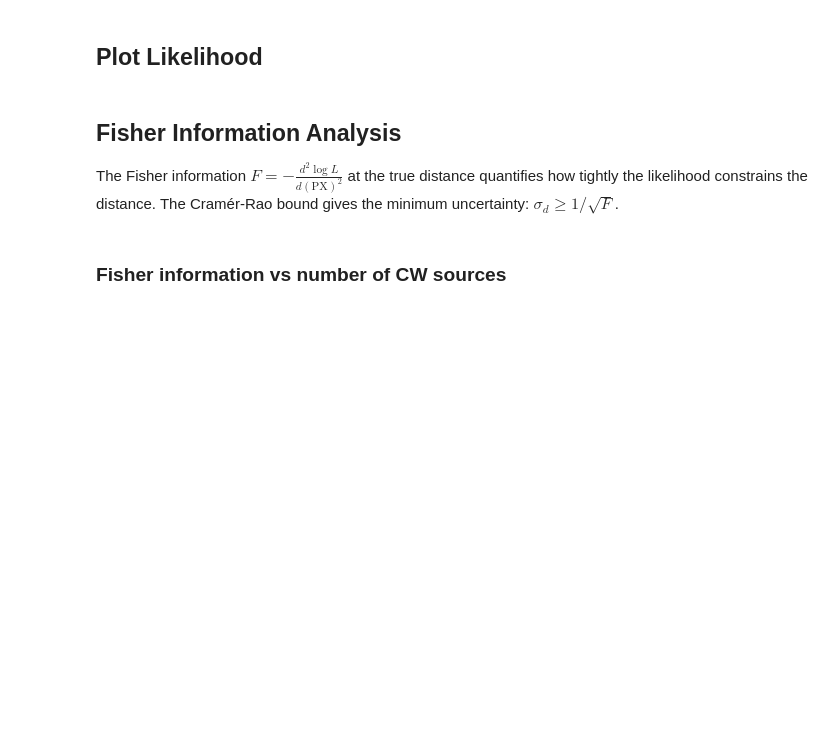
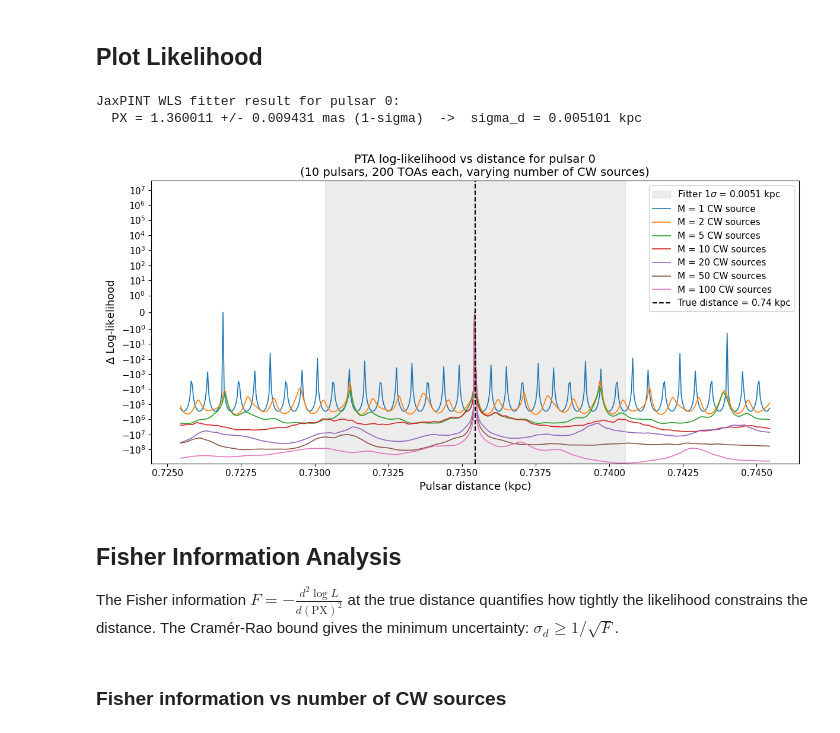
Before and after one commit to mshettyFE/jaxpint, a Jupyter notebook: examples/pta_likelihood_vs_distance.ipynb, the cells around one changed output. Cells and saved outputs as stored; diff of their text form; code cells hidden in the pictures; blank space fills up the shorter version.

```diff
--- a/examples/pta_likelihood_vs_distance.ipynb
+++ b/examples/pta_likelihood_vs_distance.ipynb
@@ -89,8 +108,12 @@ base_toa_data_list = list(synthetic.toa_data_list)
 pp_tuple = synthetic.pulsar_params_list
 
 for i, model in enumerate(pint_models):
-    px_val = float(pulsar_params_list[i].param_value("PX"))
+    px_mas = float(pulsar_params_list[i].param_value("PX"))
+    distance_kpc = 1.0 / px_mas
     f0_val = float(pulsar_params_list[i].param_value("F0"))
-    print(f"  Pulsar {i}: {model.PSR.value:>20s}  PX(dist)={px_val:.2f} kpc  F0={f0_val:.1f} Hz")
+    print(
+        f"  Pulsar {i}: {model.PSR.value:>20s}  "
+        f"PX={px_mas:.3f} mas (d={distance_kpc:.2f} kpc)  F0={f0_val:.1f} Hz"
+    )
 
 print(f"\nAll {N_PULSARS} pulsars loaded.")
@@ -180,36 +273,45 @@ fit_result = fitter.fit_toas()
 
 free_names = [fit_params.names[i] for i in fit_params._free_indices]
 px_free_idx = free_names.index("PX")
-px_err = float(fit_result.parameter_uncertainties[px_free_idx])
+px_err_mas = float(fit_result.parameter_uncertainties[px_free_idx])
+# d = 1 / PX, so sigma_d = |d(d)/d(PX)| * sigma_PX = sigma_PX / PX^2 = d^2 * sigma_PX
+px_err = px_err_mas * true_distance ** 2  # kpc
 
 print(f"JaxPINT WLS fitter result for pulsar {TARGET_PULSAR}:")
-print(f"  PX = {float(fit_result.params.param_value('PX')):.6f} +/- {px_err:.6f} kpc (1-sigma)")
+print(
+    f"  PX = {float(fit_result.params.param_value('PX')):.6f} +/- "
+    f"{px_err_mas:.6f} mas (1-sigma)  ->  sigma_d = {px_err:.6f} kpc"
+)
 
 fig, ax = plt.subplots(figsize=(12, 6))
 ax.axvspan(
     true_distance - px_err, true_distance + px_err,
     alpha=0.15, color="gray", label=f"Fitter 1$\\sigma$ = {px_err:.4f} kpc",
 )
 for M in M_values:
     plot_1d_delta_logL(
         ax, distance_grid, results[M],
         label=f"M = {M} CW source{'s' if M > 1 else ''}",
     )
 ax.axvline(
     true_distance, color="black", linestyle="--", linewidth=1.5,
     label=f"True distance = {true_distance:.2f} kpc",
 )
 ax.set_yscale("symlog", linthresh=1e0)
 ax.set_xlabel("Pulsar distance (kpc)", fontsize=13)
 ax.set_title(
     f"PTA log-likelihood vs distance for pulsar {TARGET_PULSAR}\n"
     f"({N_PULSARS} pulsars, {N_TOAS} TOAs each, varying number of CW sources)",
     fontsize=14,
 )
 ax.legend(fontsize=11)
 ax.tick_params(labelsize=11)
 fig.tight_layout()
 plt.show()
+# %% [output]
+JaxPINT WLS fitter result for pulsar 0:
+  PX = 1.360011 +/- 0.009431 mas (1-sigma)  ->  sigma_d = 0.005101 kpc
+[figure, added]
 # %% [markdown]
 ## Fisher Information Analysis
 
```
Also changed, not shown: parts of 9 cells of this notebook, 10 other files.
